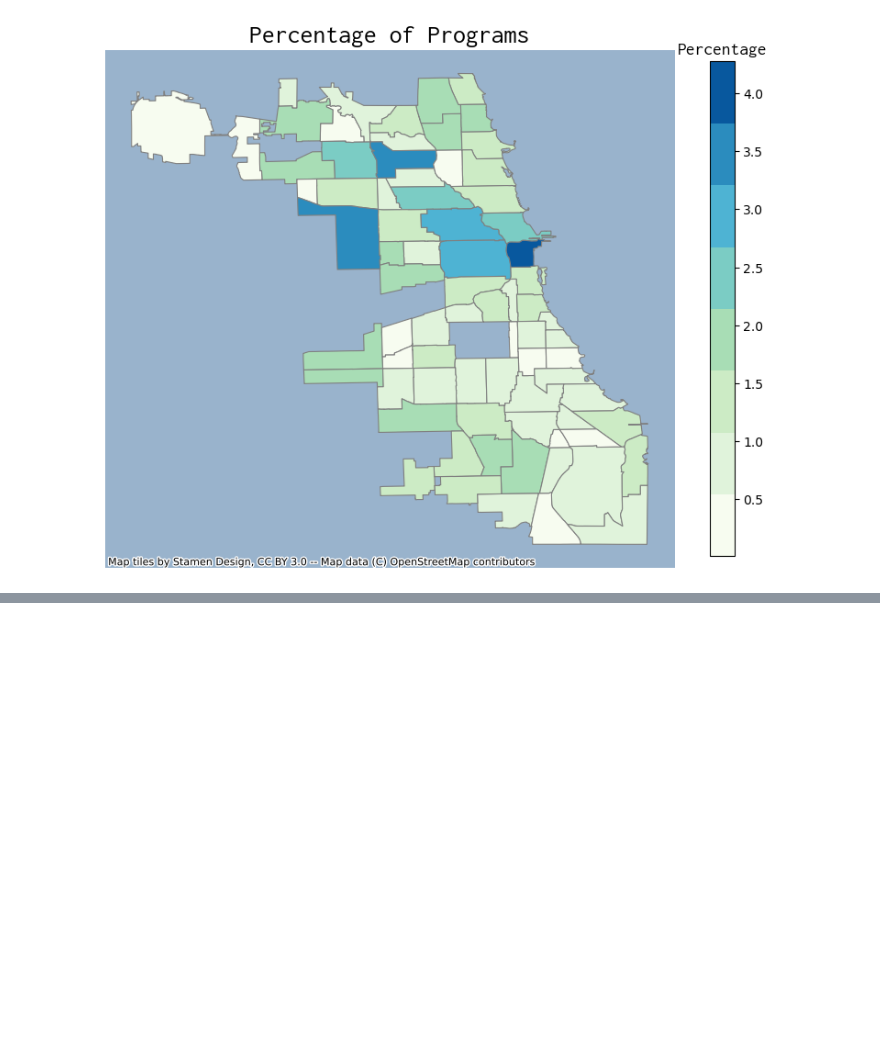
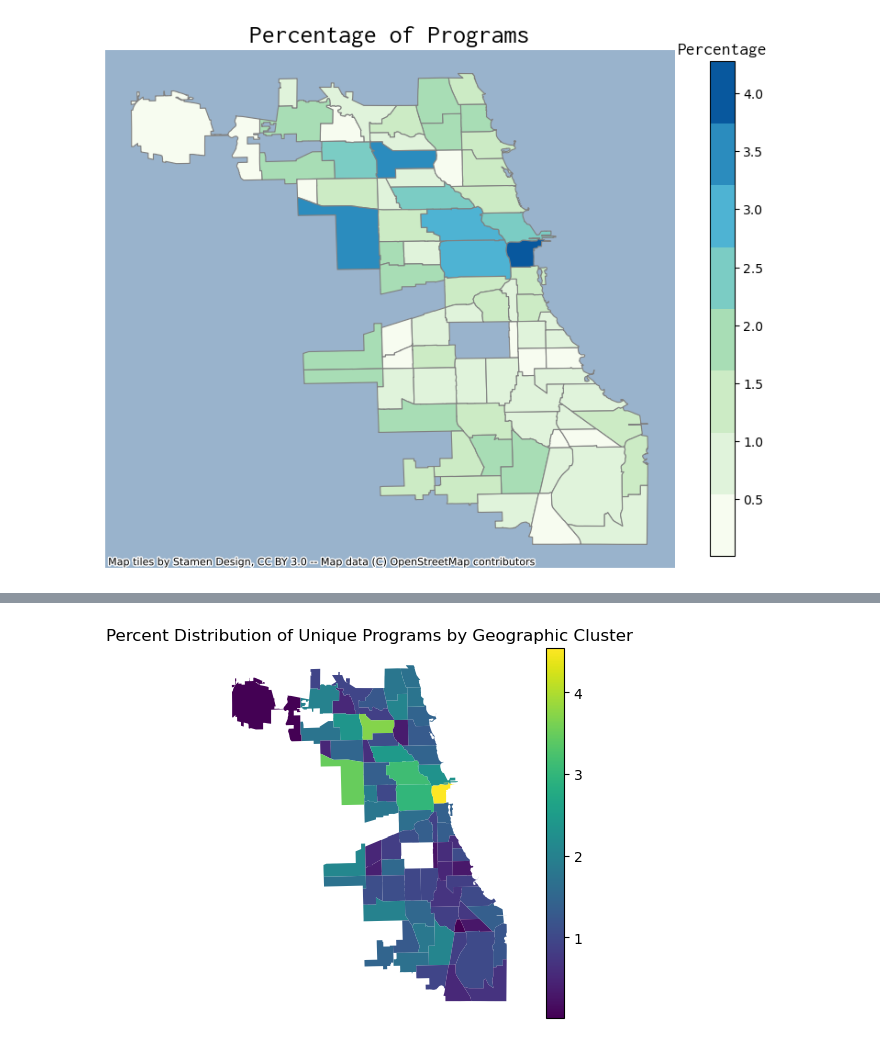
Before and after one commit to ishasharma2/stat390, a Jupyter notebook: eda.ipynb, the cells around one changed output, grey strips where cells are left out. Saved outputs shown, nothing was run; the diff lists cells and outputs as text; code cells hidden in the pictures; blank space fills up the shorter version.

```diff
--- a/eda.ipynb
+++ b/eda.ipynb
@@ -269,0 +286,14 @@ m.save('map.html')
+# %%
+chi_map = gpd.read_file('chi_shapefile/geo_export_ac7aa850-c5f5-48c3-8b86-051ed02f73db.shx')
+merged_df = pd.merge(left=chi_map, right=clean_data, left_on='community', right_on='Geographic Cluster Name')
+grouped_df = merged_df.groupby('community')['Program Name'].nunique()
+percentages = (grouped_df / grouped_df.sum()) * 100
+chi_map['Percentage Distribution'] = chi_map['community'].map(percentages)
+# %%
+ax = chi_map.plot(column = 'Percentage Distribution', legend=True)
+ax.set_axis_off()
+
+plt.title("Percent Distribution of Unique Programs by Geographic Cluster")
+plt.savefig("plots/shapefile_map.png", dpi=300)
+# %% [output]
+[figure, added]
```
Also changed, not shown: parts of 6 cells of this notebook, 13 other files.
